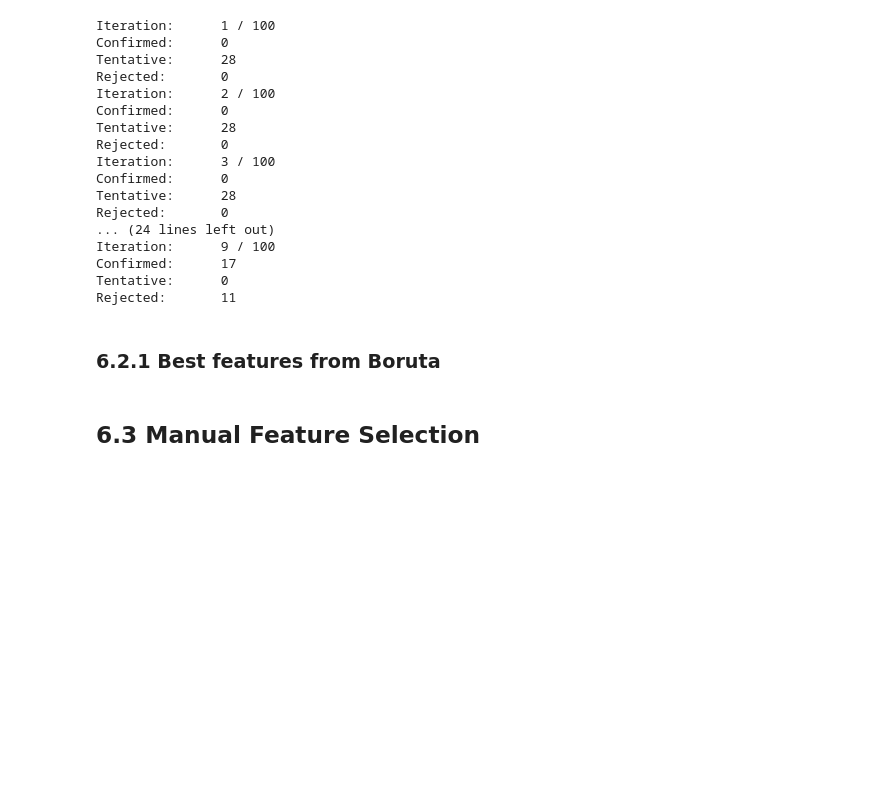
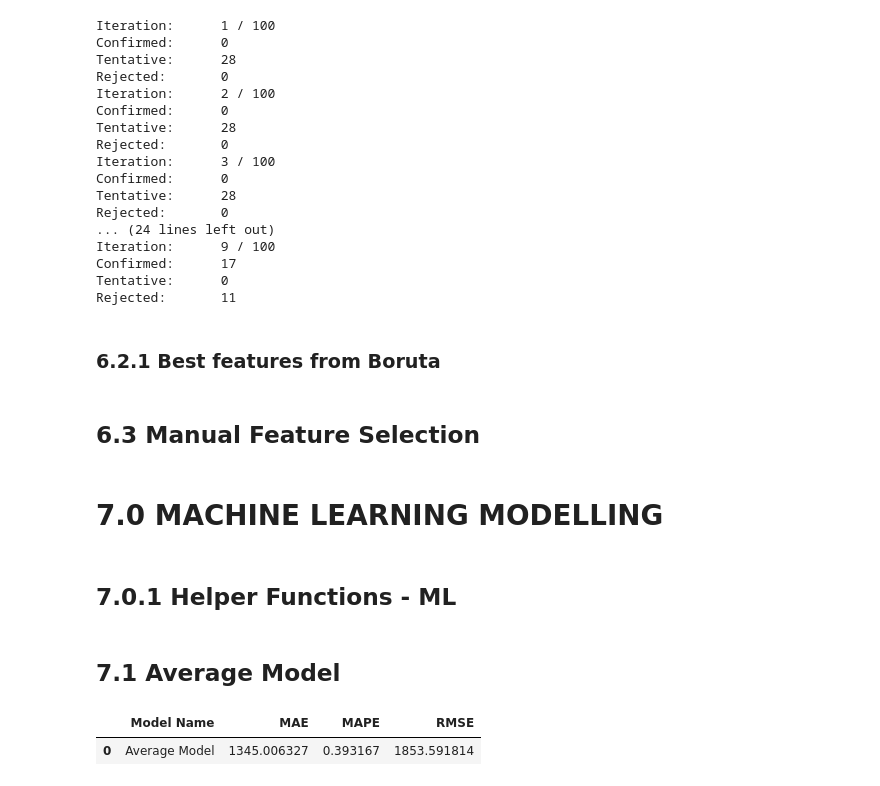
Before and after one commit to guiaustregesilo-ds/Rossman_Project, a Jupyter notebook: DS_em_Produção_Oficial.ipynb, the cells around one changed output. Saved outputs shown, nothing was run; the diff lists cells and outputs as text; code cells hidden in the pictures; blank space fills up the shorter version.

```diff
--- a/DS_em_Produção_Oficial.ipynb
+++ b/DS_em_Produção_Oficial.ipynb
@@ -31,3 +81,17 @@ from IPython.display       import Image
+# %%
+def mean_absolute_percentage_error(y, yhat):
+  return np.mean(np.abs((y - yhat) / y))
+
+def ml_error(model_name, y, y_hat):
+  mae = mean_absolute_error(y, y_hat)
+  mape = mean_absolute_percentage_error(y, y_hat)
+  rmse = np.sqrt(mean_squared_error(y, y_hat))
+
+  return pd.DataFrame({
+      'Model Name': model_name,
+      'MAE': mae,
+      'MAPE': mape,
+      'RMSE': rmse}, index=[0])
 # %%
 # cramer_v
 
@@ -1009,11 +1089,17 @@ cols_not_selected_boruta = list(np.setdiff1d(X_train_fs.columns, cols_selected_b
 # %%
 cols_selected_boruta = ['store', 'promo', 'store_type', 'assortment', 'competition_distance', 'competition_open_since_month',
                         'competition_open_since_year', 'promo2', 'promo2_since_week', 'promo2_since_year',
-                        'competition_time_month', 'promo_time_week', 'day_of_week_sin', 'day_of_week_cos', 'month_cos', 'month_sin'
+                        'competition_time_month', 'promo_time_week', 'day_of_week_sin', 'day_of_week_cos', 'month_cos', 'month_sin',
                         'day_sin', 'day_cos','week_of_year_sin', 'week_of_year_cos']
 
 # columns to add
 feat_to_add = ['date', 'sales']
 
 # final features
-cols_selected_boruta.extend(feat_to_add)
+#cols_selected_boruta.extend(feat_to_add)
+
+# columns full
+cols_selected_boruta_full = cols_selected_boruta.copy()
+cols_selected_boruta_full.extend(feat_to_add)
+# %% [markdown]
+# 7.0 MACHINE LEARNING MODELLING
@@ -1019,0 +1112,2 @@ cols_selected_boruta.extend(feat_to_add)
+# %% [markdown]
+## 7.0.1 Helper Functions - ML
@@ -1019,0 +1158,17 @@ cols_selected_boruta.extend(feat_to_add)
+# %% [markdown]
+## 7.1 Average Model
+# %%
+aux1 = x_test.copy()
+aux1['sales'] = y_test.copy()
+
+# prediction
+aux2 = aux1[['store', 'sales']].groupby('store').mean().reset_index().rename(columns={'sales': 'predictions'})
+aux1 = pd.merge(aux1, aux2, how='left', on='store')
+yhat_baseline = aux1['predictions']
+
+# performance
+baseline_result = ml_error('Average Model', np.expm1(y_test), np.expm1(yhat_baseline))
+baseline_result
+# %% [output]
+|  | Model Name | MAE | MAPE | RMSE |
+| 0 | Average Model | 1345.006327 | 0.393167 | 1853.591814 |
```
Also changed, not shown: parts of 27 cells of this notebook.
